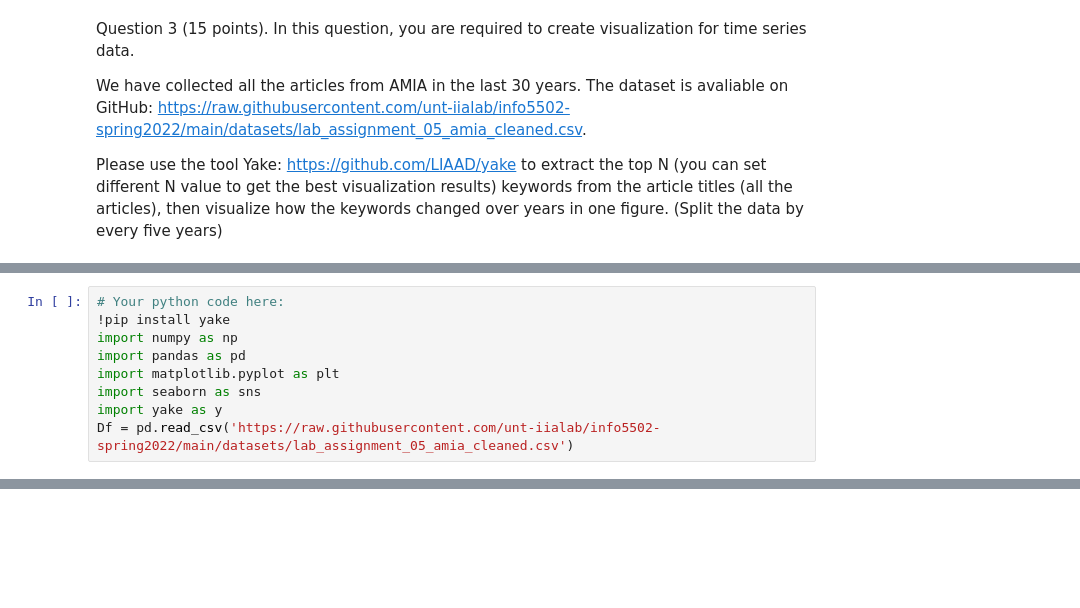
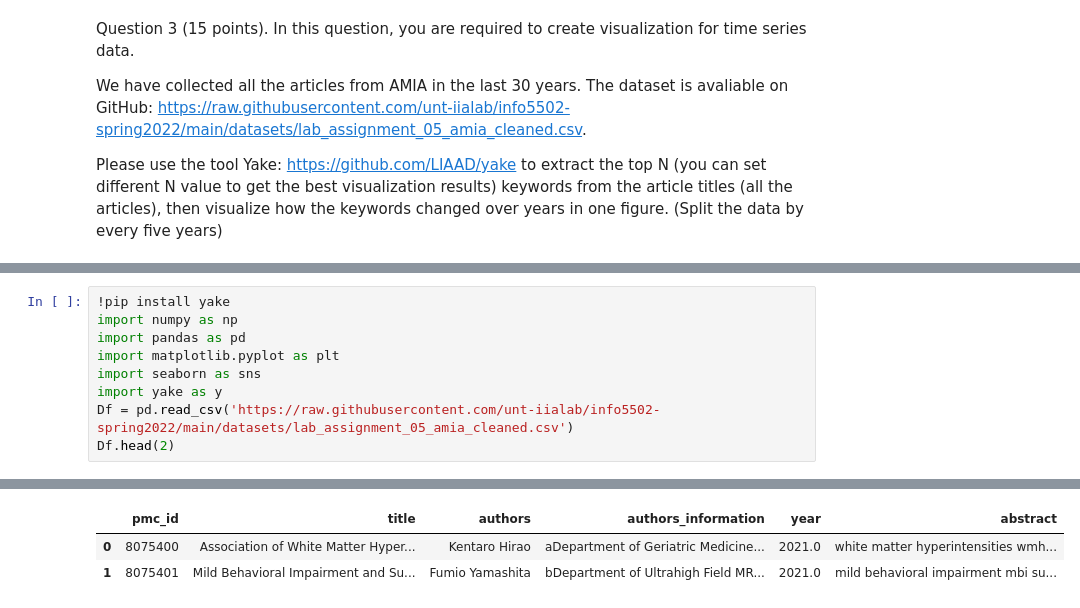
Before and after one commit to dhanakakani/Dhana_INFO5502_Spring2022, a Jupyter notebook: lab_assignment_05_(2)_(1).ipynb, the cells around one changed output, grey strips where cells are left out. Drawn from its saved outputs; the diff is of its cells as text; blank space fills up the shorter version.

```diff
--- a/lab_assignment_05_(2)_(1).ipynb
+++ b/lab_assignment_05_(2)_(1).ipynb
@@ -379,5 +458,4 @@ Please use the tool Yake: https://github.com/LIAAD/yake to extract the top N (yo
 # %%
-# Your python code here:
 !pip install yake
 import numpy as np
 import pandas as pd
@@ -385,4 +463,5 @@ import matplotlib.pyplot as plt
 import seaborn as sns
 import yake as y
 Df = pd.read_csv('https://raw.githubusercontent.com/unt-iialab/info5502-spring2022/main/datasets/lab_assignment_05_amia_cleaned.csv')
+Df.head(2)
 # %% [output]
@@ -406,0 +476,3 @@ Successfully installed jellyfish-0.9.0 segtok-1.5.11 yake-0.4.8
+|  | pmc_id | title | authors | authors_information | year | abstract |
+| 0 | 8075400 | Association of White Matter Hyper... | Kentaro Hirao | aDepartment of Geriatric Medicine... | 2021.0 | white matter hyperintensities wmh... |
+| 1 | 8075401 | Mild Behavioral Impairment and Su... | Fumio Yamashita | bDepartment of Ultrahigh Field MR... | 2021.0 | mild behavioral impairment mbi su... |
```
Also changed, not shown: parts of 19 cells of this notebook.
